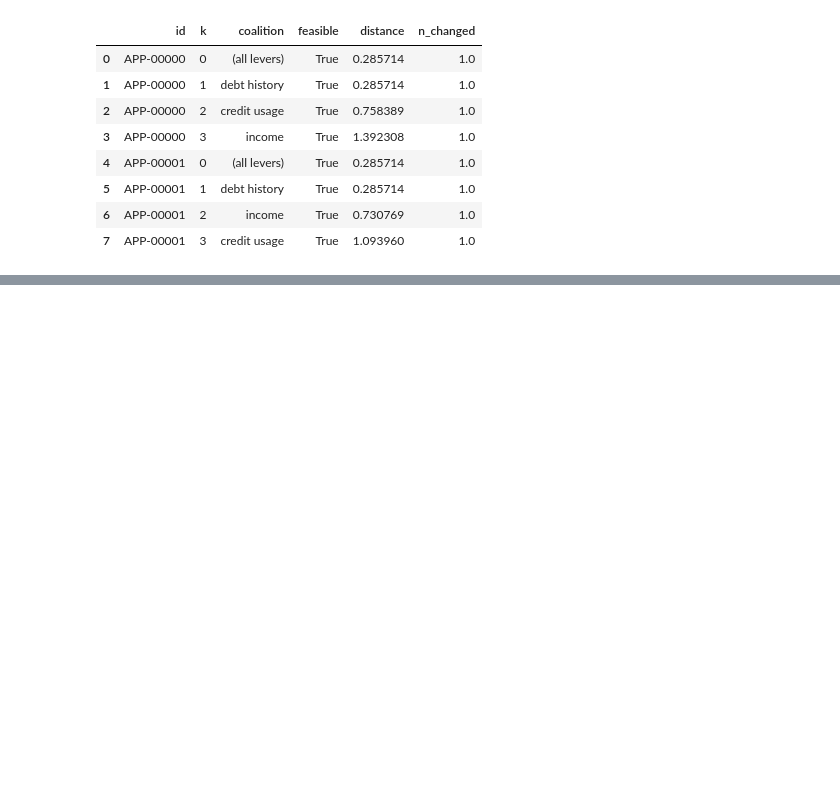
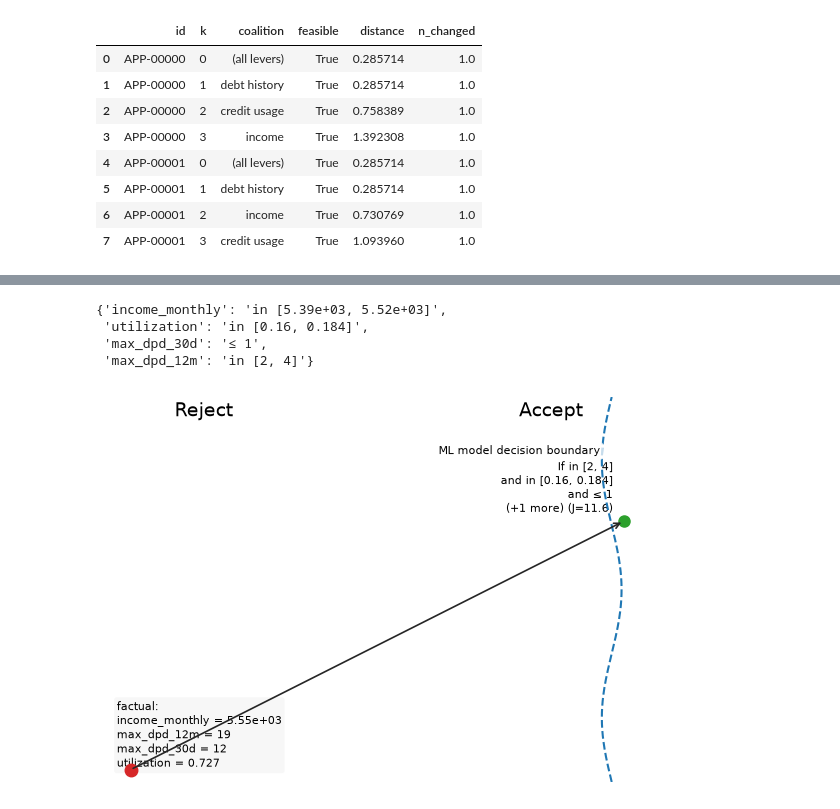
Before and after one commit to wlazlod/treecf, a Jupyter notebook: docs/notebooks/02-credit-risk-tutorial.ipynb, the cells around one changed output, grey strips where cells are left out. Drawn from its saved outputs; the diff is of its cells as text; code cells hidden in the pictures; blank space fills up the shorter version.

```diff
--- a/docs/notebooks/02-credit-risk-tutorial.ipynb
+++ b/docs/notebooks/02-credit-risk-tutorial.ipynb
@@ -324,0 +329,15 @@ grouped_batch.to_frame()[
+# %%
+from treecf import constraint
+
+influential = {"income_monthly", "utilization",
+               "max_dpd_30d", "max_dpd_12m"}
+exact_exp = Explainer(
+    model, background=X,
+    constraints=[Freeze(f) for f in names if f not in influential]
+                + [constraint("max_dpd_30d <= max_dpd_12m")],
+)
+exact_res = exact_exp.explain(
+    applicant, target=Target.probability(range=(0.0, cutoff)),
+    backend="exact", seed=0,
+)
+exact_res.proof, exact_res.solver_stats["nodes_expanded"], exact_res.changes
@@ -324,0 +367,18 @@ grouped_batch.to_frame()[
+# %%
+region_res = exact_exp.explain(
+    applicant, target=Target.probability(range=(0.0, cutoff)),
+    backend="exact", region=True, seed=0,
+)
+region_res.region.describe()
+# %% [output]
+{'income_monthly': 'in [5.39e+03, 5.52e+03]',
+ 'utilization': 'in [0.16, 0.184]',
+ 'max_dpd_30d': '≤ 1',
+ 'max_dpd_12m': 'in [2, 4]'}
+# %%
+from treecf.viz import plot_recourse_map
+
+plot_recourse_map(exact_exp, applicant, region_res,
+                  target=Target.probability(range=(0.0, cutoff)), schematic=True);
+# %% [output]
+[figure, added]
```
Also changed, not shown: parts of 6 cells of this notebook, 6 other files.
